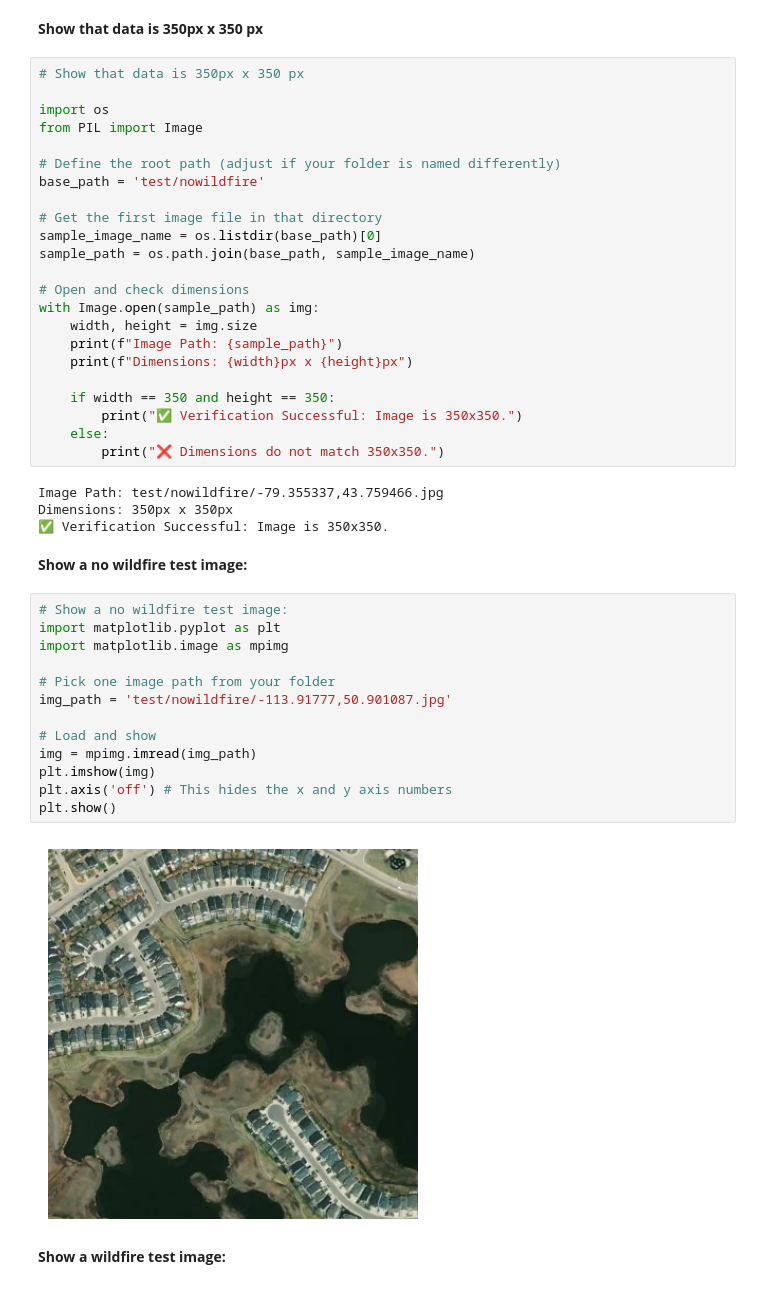
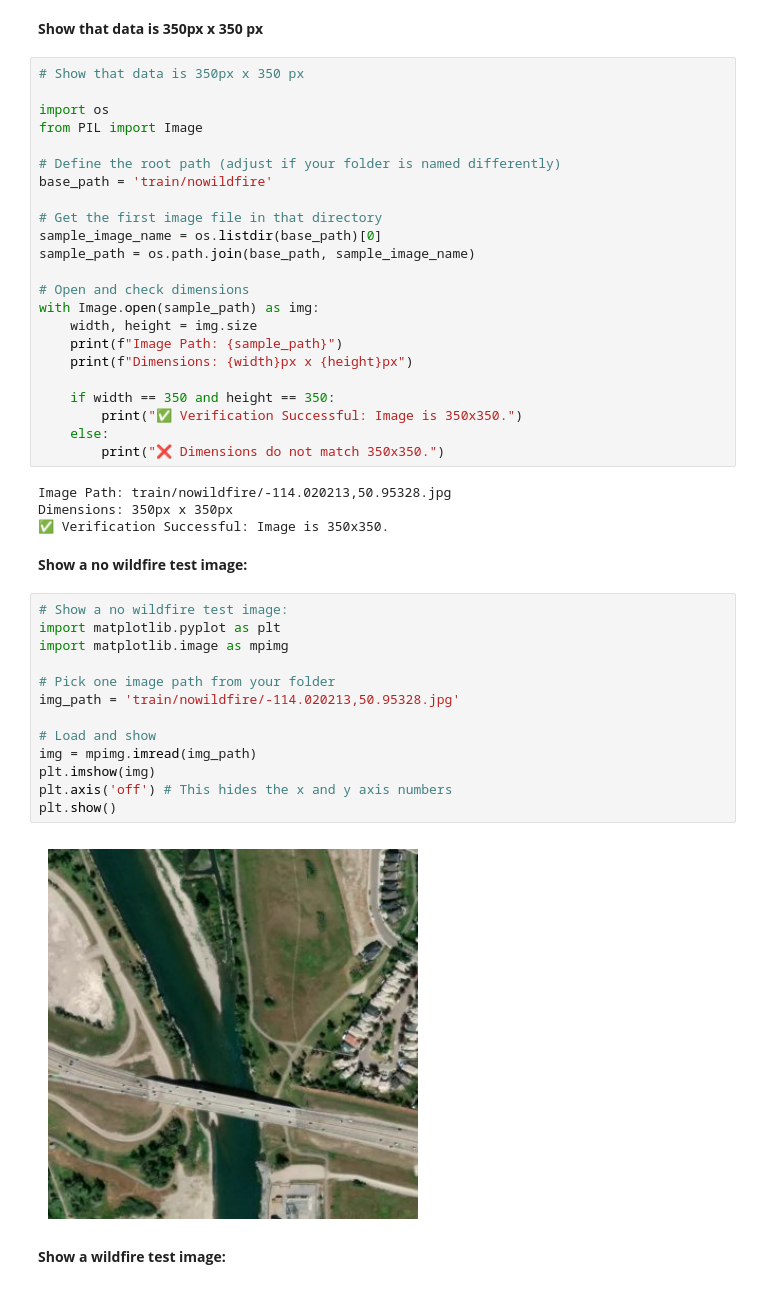
Before and after one commit to isaactabor21/ds6050-final-project, a Jupyter notebook: wildfires.ipynb, the cells around one changed output. Drawn from its saved outputs; the diff is of its cells as text.

```diff
--- a/wildfires.ipynb
+++ b/wildfires.ipynb
@@ -56,7 +59,7 @@ import os
 from PIL import Image
 
 # Define the root path (adjust if your folder is named differently)
-base_path = 'test/nowildfire'
+base_path = 'train/nowildfire'
 
 # Get the first image file in that directory
 sample_image_name = os.listdir(base_path)[0]
@@ -73,7 +76,7 @@ with Image.open(sample_path) as img:
     else:
         print("❌ Dimensions do not match 350x350.")
 # %% [output]
-Image Path: test/nowildfire/-79.355337,43.759466.jpg
+Image Path: train/nowildfire/-114.020213,50.95328.jpg
 Dimensions: 350px x 350px
 ✅ Verification Successful: Image is 350x350.
 # %% [markdown]
@@ -81,18 +84,18 @@ Dimensions: 350px x 350px
 # %%
 # Show a no wildfire test image:
 import matplotlib.pyplot as plt
 import matplotlib.image as mpimg
 
 # Pick one image path from your folder
-img_path = 'test/nowildfire/-113.91777,50.901087.jpg'
+img_path = 'train/nowildfire/-114.020213,50.95328.jpg'
 
 # Load and show
 img = mpimg.imread(img_path)
 plt.imshow(img)
 plt.axis('off') # This hides the x and y axis numbers
 plt.show()
 # %% [output]
-[figure, old version]
+[figure, new version]
 # %% [markdown]
 **Show a wildfire test image:**
 # %%
```
Also changed, not shown: parts of 6 cells of this notebook.
